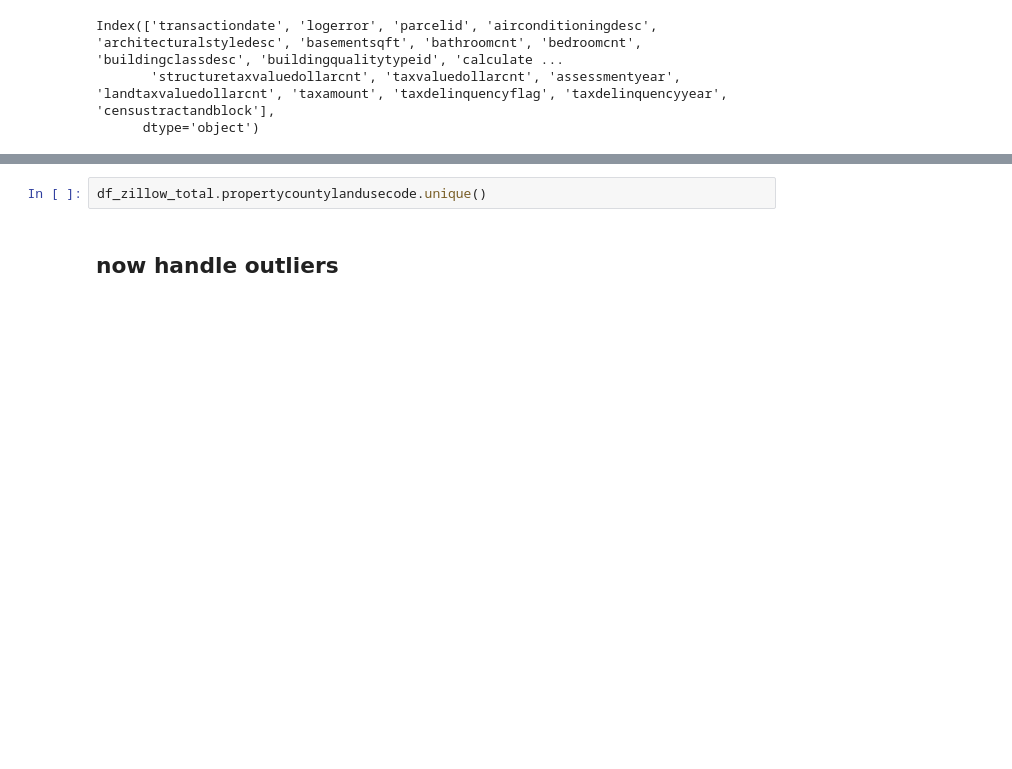
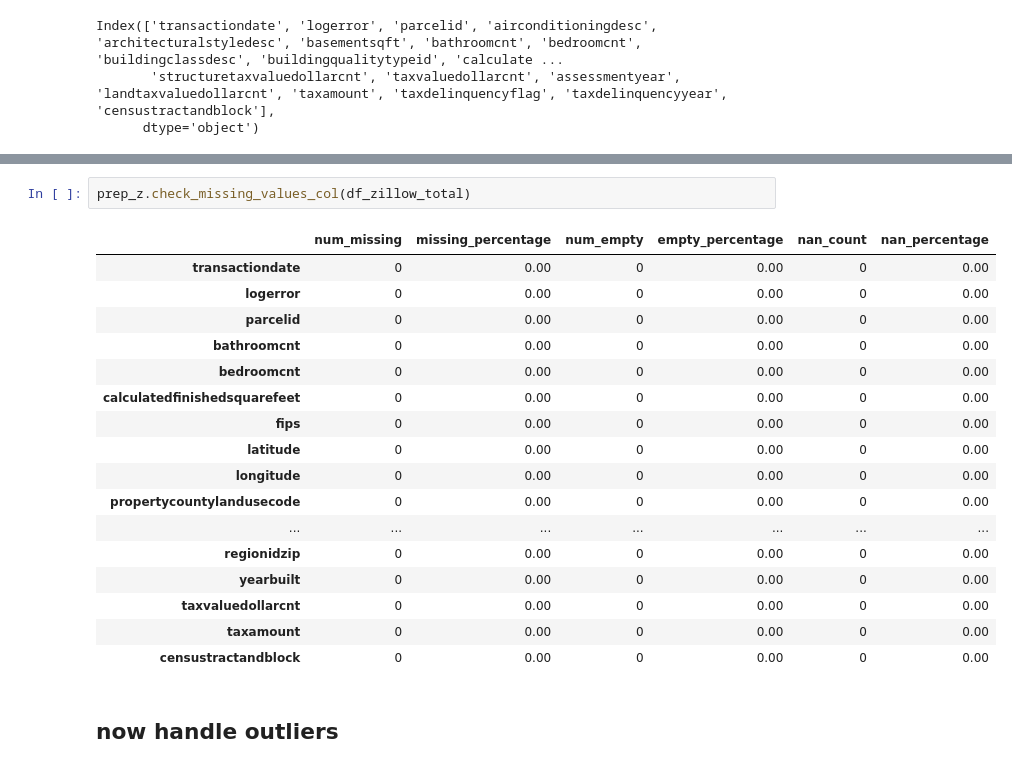
Before and after one commit to HackneyChad/clustering, a Jupyter notebook: clustering_exercises.ipynb, the cells around one changed output, grey strips where cells are left out. Drawn from its saved outputs; the diff is of its cells as text; blank space fills up the shorter version.

```diff
--- a/clustering_exercises.ipynb
+++ b/clustering_exercises.ipynb
@@ -122,5 +134,23 @@ df_zillow_total.sample(100)
-# %%
-df_zillow_total.propertycountylandusecode.unique()
+# %%
+prep_z.check_missing_values_col(df_zillow_total)
+# %% [output]
+|  | num_missing | missing_percentage | num_empty | empty_percentage | nan_count | nan_percentage |
+| transactiondate | 0 | 0.00 | 0 | 0.00 | 0 | 0.00 |
+| logerror | 0 | 0.00 | 0 | 0.00 | 0 | 0.00 |
+| parcelid | 0 | 0.00 | 0 | 0.00 | 0 | 0.00 |
+| bathroomcnt | 0 | 0.00 | 0 | 0.00 | 0 | 0.00 |
+| bedroomcnt | 0 | 0.00 | 0 | 0.00 | 0 | 0.00 |
+| calculatedfinishedsquarefeet | 0 | 0.00 | 0 | 0.00 | 0 | 0.00 |
+| fips | 0 | 0.00 | 0 | 0.00 | 0 | 0.00 |
+| latitude | 0 | 0.00 | 0 | 0.00 | 0 | 0.00 |
+| longitude | 0 | 0.00 | 0 | 0.00 | 0 | 0.00 |
+| propertycountylandusecode | 0 | 0.00 | 0 | 0.00 | 0 | 0.00 |
+| ... | ... | ... | ... | ... | ... | ... |
+| regionidzip | 0 | 0.00 | 0 | 0.00 | 0 | 0.00 |
+| yearbuilt | 0 | 0.00 | 0 | 0.00 | 0 | 0.00 |
+| taxvaluedollarcnt | 0 | 0.00 | 0 | 0.00 | 0 | 0.00 |
+| taxamount | 0 | 0.00 | 0 | 0.00 | 0 | 0.00 |
+| censustractandblock | 0 | 0.00 | 0 | 0.00 | 0 | 0.00 |
 # %% [markdown]
 ## now handle outliers
 # %% [markdown]
```
Also changed, not shown: parts of 12 cells of this notebook, 1 other file.
